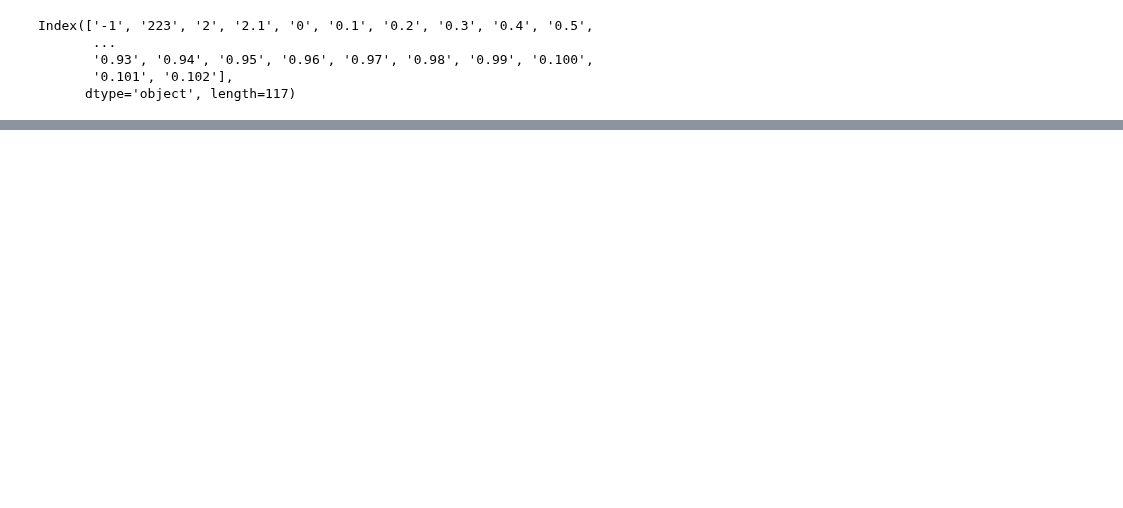
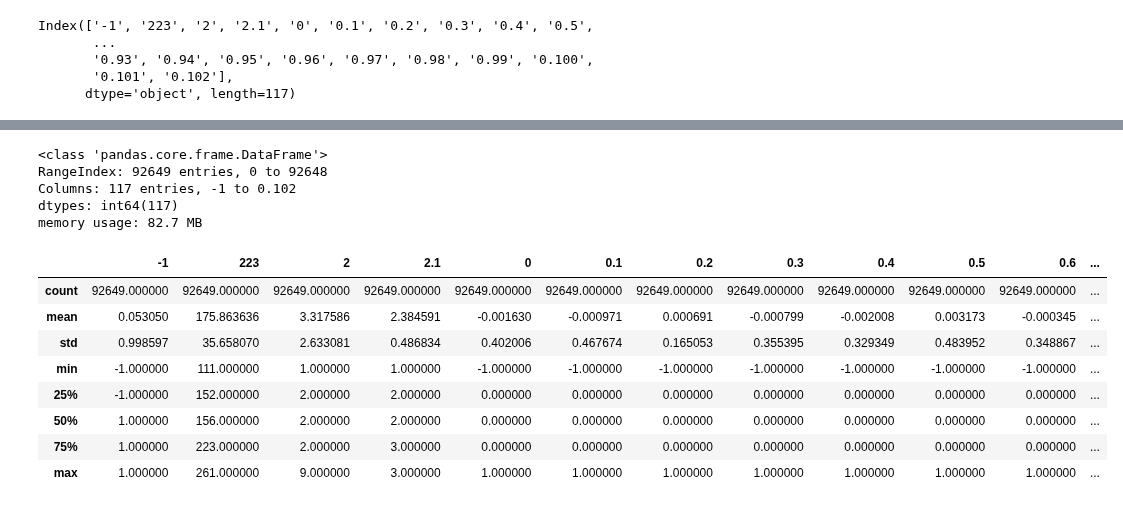
Before and after one commit to VpkPrasanna/ineuronchallanges, a Jupyter notebook: Dota/Untitled.ipynb, the cells around one changed output, grey strips where cells are left out. Drawn from its saved outputs; the diff is of its cells as text; code cells hidden in the pictures; blank space fills up the shorter version.

```diff
--- a/Dota/Untitled.ipynb
+++ b/Dota/Untitled.ipynb
@@ -21,0 +40,20 @@ Index(['-1', '223', '2', '2.1', '0', '0.1', '0.2', '0.3', '0.4', '0.5',
+# %%
+data.info()
+# %% [output]
+<class 'pandas.core.frame.DataFrame'>
+RangeIndex: 92649 entries, 0 to 92648
+Columns: 117 entries, -1 to 0.102
+dtypes: int64(117)
+memory usage: 82.7 MB
+# %%
+data.describe()
+# %% [output]
+|  | -1 | 223 | 2 | 2.1 | 0 | 0.1 | 0.2 | 0.3 | 0.4 | 0.5 | 0.6 | ... |
+| count | 92649.000000 | 92649.000000 | 92649.000000 | 92649.000000 | 92649.000000 | 92649.000000 | 92649.000000 | 92649.000000 | 92649.000000 | 92649.000000 | 92649.000000 | ... |
+| mean | 0.053050 | 175.863636 | 3.317586 | 2.384591 | -0.001630 | -0.000971 | 0.000691 | -0.000799 | -0.002008 | 0.003173 | -0.000345 | ... |
+| std | 0.998597 | 35.658070 | 2.633081 | 0.486834 | 0.402006 | 0.467674 | 0.165053 | 0.355395 | 0.329349 | 0.483952 | 0.348867 | ... |
+| min | -1.000000 | 111.000000 | 1.000000 | 1.000000 | -1.000000 | -1.000000 | -1.000000 | -1.000000 | -1.000000 | -1.000000 | -1.000000 | ... |
+| 25% | -1.000000 | 152.000000 | 2.000000 | 2.000000 | 0.000000 | 0.000000 | 0.000000 | 0.000000 | 0.000000 | 0.000000 | 0.000000 | ... |
+| 50% | 1.000000 | 156.000000 | 2.000000 | 2.000000 | 0.000000 | 0.000000 | 0.000000 | 0.000000 | 0.000000 | 0.000000 | 0.000000 | ... |
+| 75% | 1.000000 | 223.000000 | 2.000000 | 3.000000 | 0.000000 | 0.000000 | 0.000000 | 0.000000 | 0.000000 | 0.000000 | 0.000000 | ... |
+| max | 1.000000 | 261.000000 | 9.000000 | 3.000000 | 1.000000 | 1.000000 | 1.000000 | 1.000000 | 1.000000 | 1.000000 | 1.000000 | ... |
```
Also changed, not shown: parts of 7 cells of this notebook.
